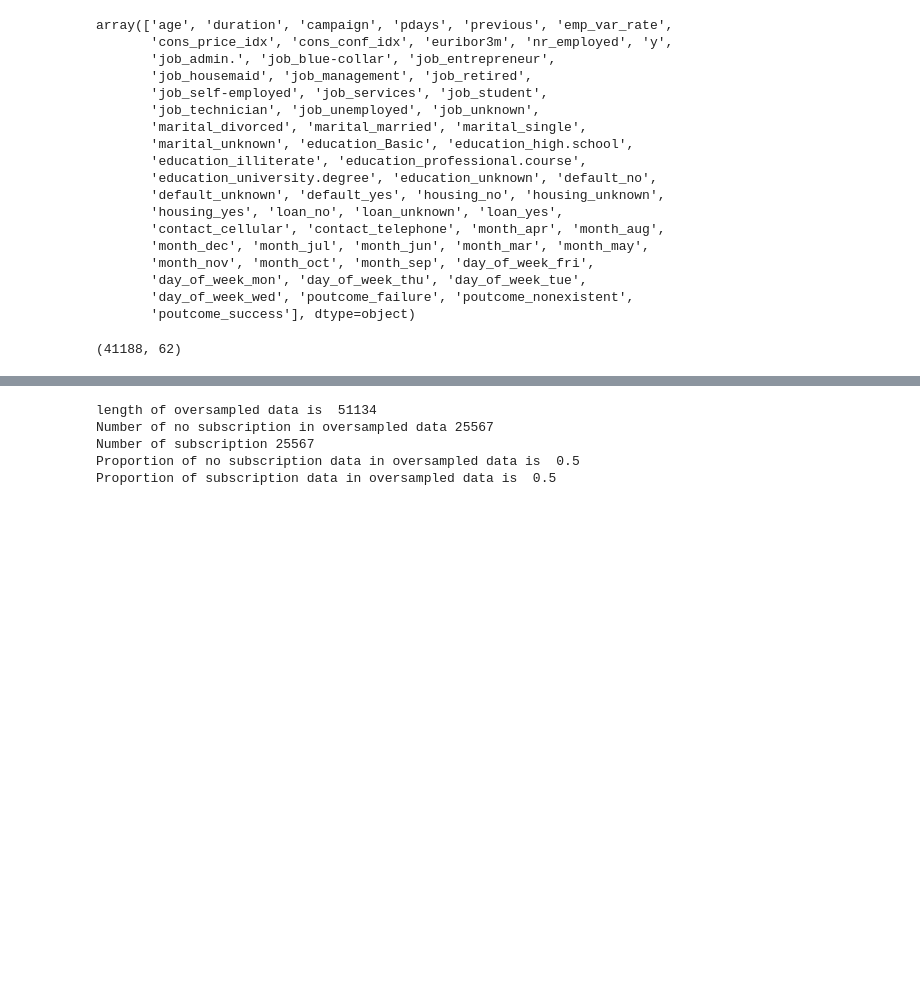
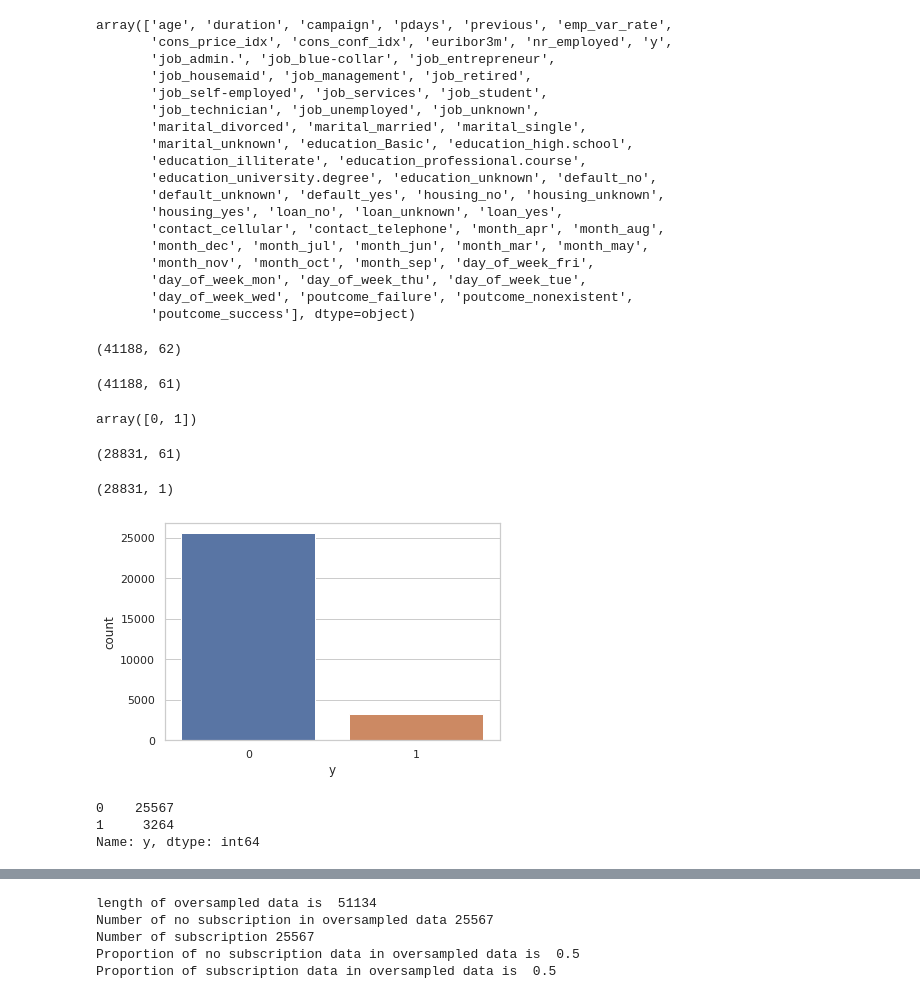
Before and after one commit to mbjesus/python_regressao, a Jupyter notebook: Untitled.ipynb, the cells around one changed output, grey strips where cells are left out. Cells and saved outputs as stored; diff of their text form; code cells hidden in the pictures; blank space fills up the shorter version.

```diff
--- a/Untitled.ipynb
+++ b/Untitled.ipynb
@@ -152,4 +153,12 @@ data_final.shape
 # %%
 X = data_final.loc[:, data_final.columns != 'y']
 y = data_final.loc[:, data_final.columns == 'y']
+# %%
+X.shape
+# %% [output]
+(41188, 61)
+# %%
+y["y"].unique()
+# %% [output]
+array([0, 1])
 # %%
@@ -157,2 +165,21 @@ os = SMOTE(random_state=0)
 X_train, X_test, y_train, y_test = train_test_split(X, y, test_size=0.3, random_state=0)
 columns = X_train.columns
+# %%
+X_train.shape
+# %% [output]
+(28831, 61)
+# %%
+y_train.shape
+# %% [output]
+(28831, 1)
+# %%
+sns.countplot(x='y',data=y_train)
+plt.show()
+# %% [output]
+[figure, added]
+# %%
+y_train['y'].value_counts()
+# %% [output]
+0    25567
+1     3264
+Name: y, dtype: int64
```
Also changed, not shown: parts of 10 cells of this notebook, 1 other file.
